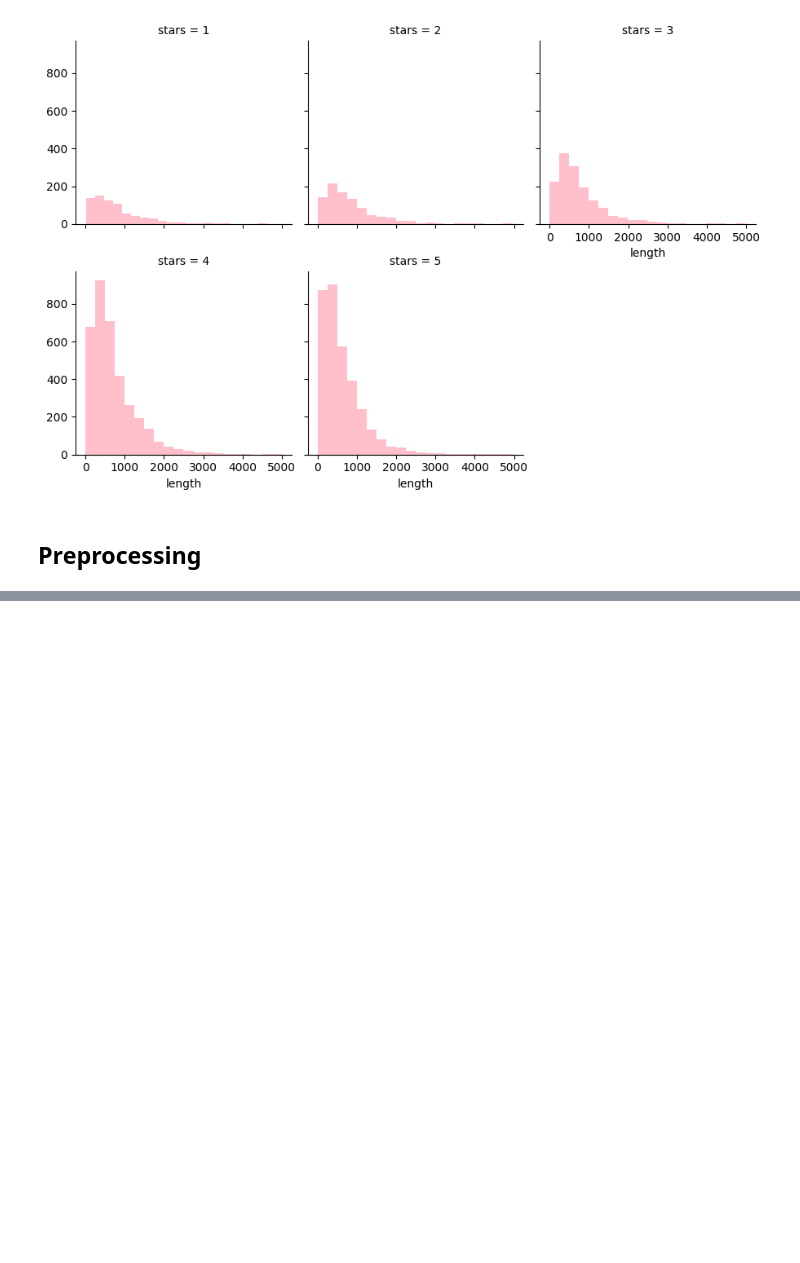
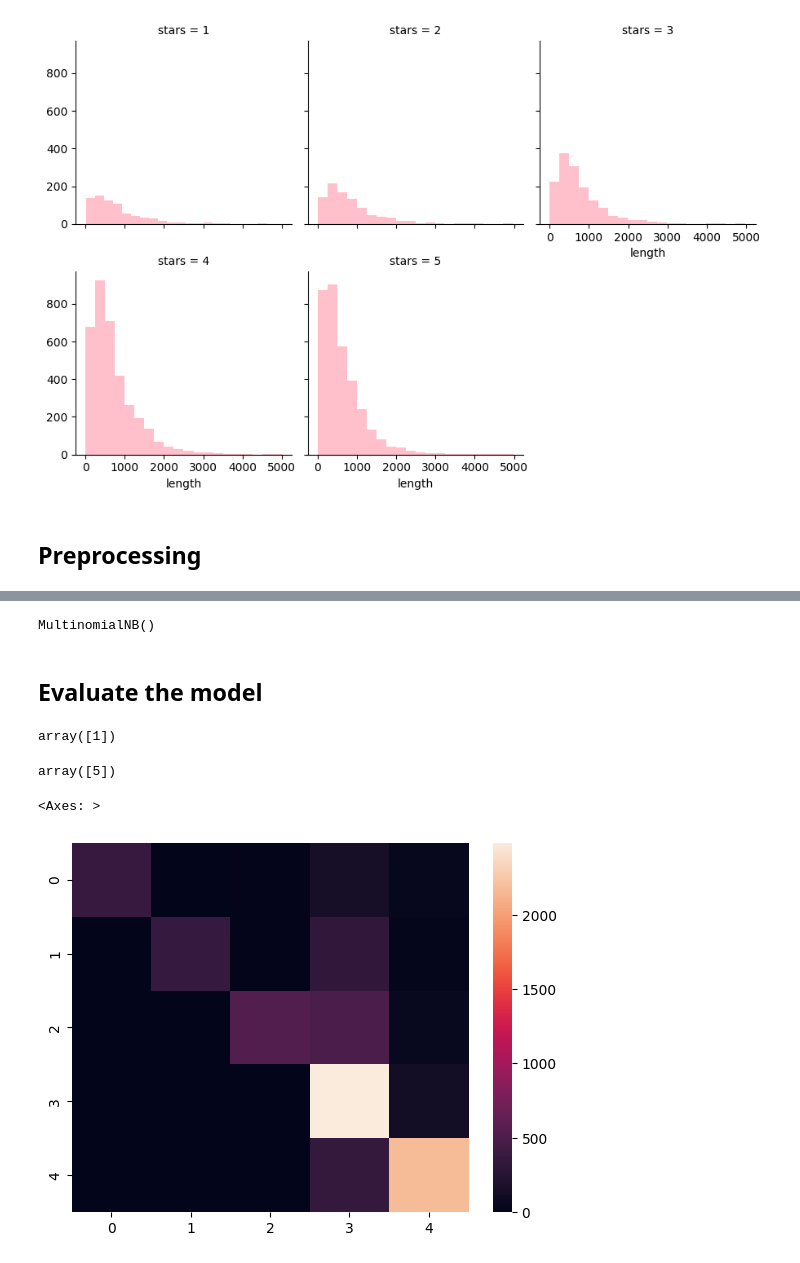
Before and after one commit to techLearner2000/classify_yelp_reviews, a Jupyter notebook: code.ipynb, the cells around one changed output, grey strips where cells are left out. Drawn from its saved outputs; the diff is of its cells as text; code cells hidden in the pictures; blank space fills up the shorter version.

Commit message:
train the model

```diff
--- a/code.ipynb
+++ b/code.ipynb
@@ -136,0 +118,4 @@ yelp_df_text_cleaned = yelp_df['text'].apply(msg_cln)
+# %%
+from sklearn.feature_extraction.text import CountVectorizer
+vectorizer = CountVectorizer(analyzer=msg_cln)
+yelp_count = vectorizer.fit_transform(yelp_df['text'])
@@ -136,0 +128,6 @@ yelp_df_text_cleaned = yelp_df['text'].apply(msg_cln)
+# %%
+from sklearn.model_selection import train_test_split
+
+
+labels = yelp_df['stars'].values
+X_train, X_test, y_train, y_test = train_test_split(yelp_count, yelp_df['stars'].values, random_state=8964)
@@ -136,0 +136,34 @@ yelp_df_text_cleaned = yelp_df['text'].apply(msg_cln)
+# %%
+from sklearn.naive_bayes import MultinomialNB, GaussianNB
+
+model = MultinomialNB()
+# model = GaussianNB()
+# %%
+model.fit(X_train.toarray(), y_train)
+# %% [output]
+MultinomialNB()
+# %% [markdown]
+## Evaluate the model
+# %%
+test_exp = ['awful food! not recommmended']
+test_exp_vec = vectorizer.transform(test_exp)
+test_pred = model.predict(test_exp_vec)
+test_pred
+# %% [output]
+array([1])
+# %%
+test_exp = ['wonderful food! very recommmended']
+test_exp_vec = vectorizer.transform(test_exp)
+test_pred = model.predict(test_exp_vec)
+test_pred
+# %% [output]
+array([5])
+# %%
+from sklearn.metrics import confusion_matrix, classification_report
+
+y_train_predicted = model.predict(X_train)
+cm = confusion_matrix(y_pred=y_train_predicted, y_true=y_train)
+sns.heatmap(cm, annot=False)
+# %% [output]
+<Axes: >
+[figure, added]
```
Also changed, not shown: parts of 6 cells of this notebook.
